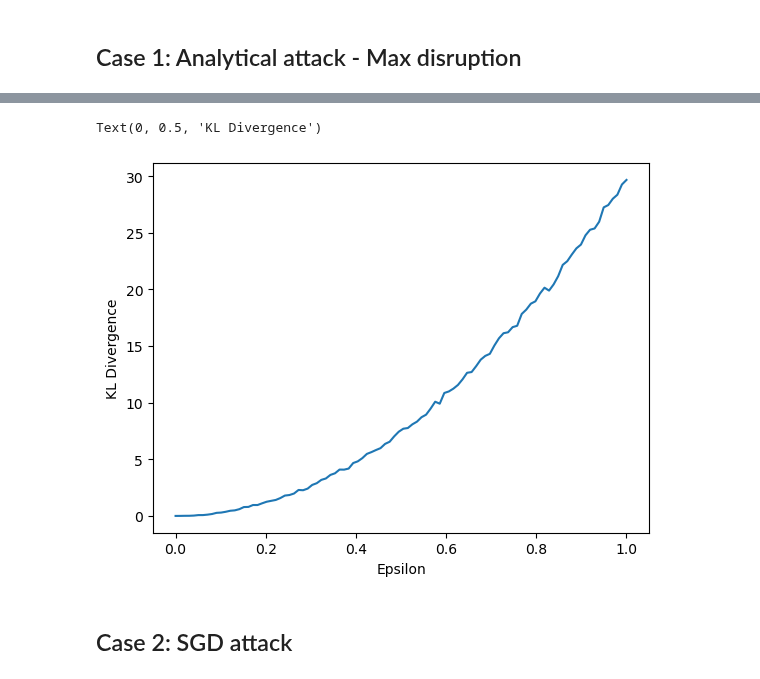
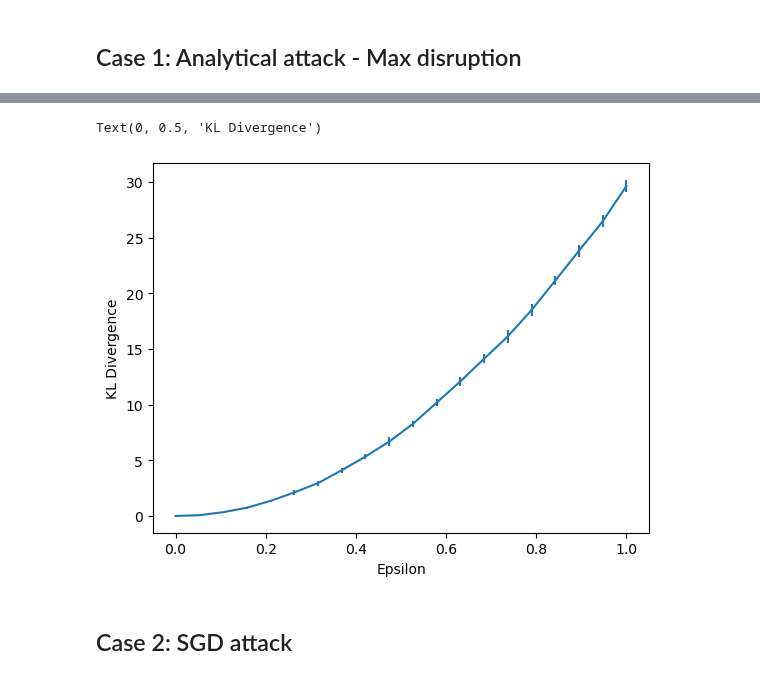
Before and after one commit to pablogarciarce/AdvReg, a Jupyter notebook: notebooks/test_distr_attack.ipynb, the cells around one changed output, grey strips where cells are left out. Drawn from its saved outputs; the diff is of its cells as text; code cells hidden in the pictures.

```diff
--- a/notebooks/test_distr_attack.ipynb
+++ b/notebooks/test_distr_attack.ipynb
@@ -111,20 +109,24 @@ Text(0.5, 0, 'y')
 # %%
 x = X_test[17,:].copy()
 x = torch.tensor(x, dtype=torch.float32).unsqueeze(1)
 
-# plot KL divergence as a function of the strength of the attack
-epsilons = np.linspace(0, 1, 100)
-kl_values = []
-for epsilon in epsilons:
-    x_adv_distr, _, kl = kl_maximization(model, x, epsilon=epsilon)
-    kl_values.append(kl[-1])
+kl_alls = []
+epsilons = np.linspace(0, 1, 20)
 
-plt.plot(epsilons, kl_values)
+for _ in range(10):
+    kl_values = []
+    for epsilon in epsilons:
+        x_adv_distr, _, kl = kl_maximization(model, x, epsilon=epsilon)
+        kl_values.append(kl[-1])
+    kl_alls.append(kl_values)
+
+# std as error bars
+plt.errorbar(epsilons, np.mean(kl_alls, axis=0), yerr=2*np.std(kl_alls, axis=0))
 plt.xlabel('Epsilon')
 plt.ylabel('KL Divergence')
 # %% [output]
 Text(0, 0.5, 'KL Divergence')
-[figure, old version]
+[figure, new version]
 # %% [markdown]
 ## Case 2: SGD attack
 # %% [markdown]
```
Also changed, not shown: parts of 21 cells of this notebook, 1 other file.
